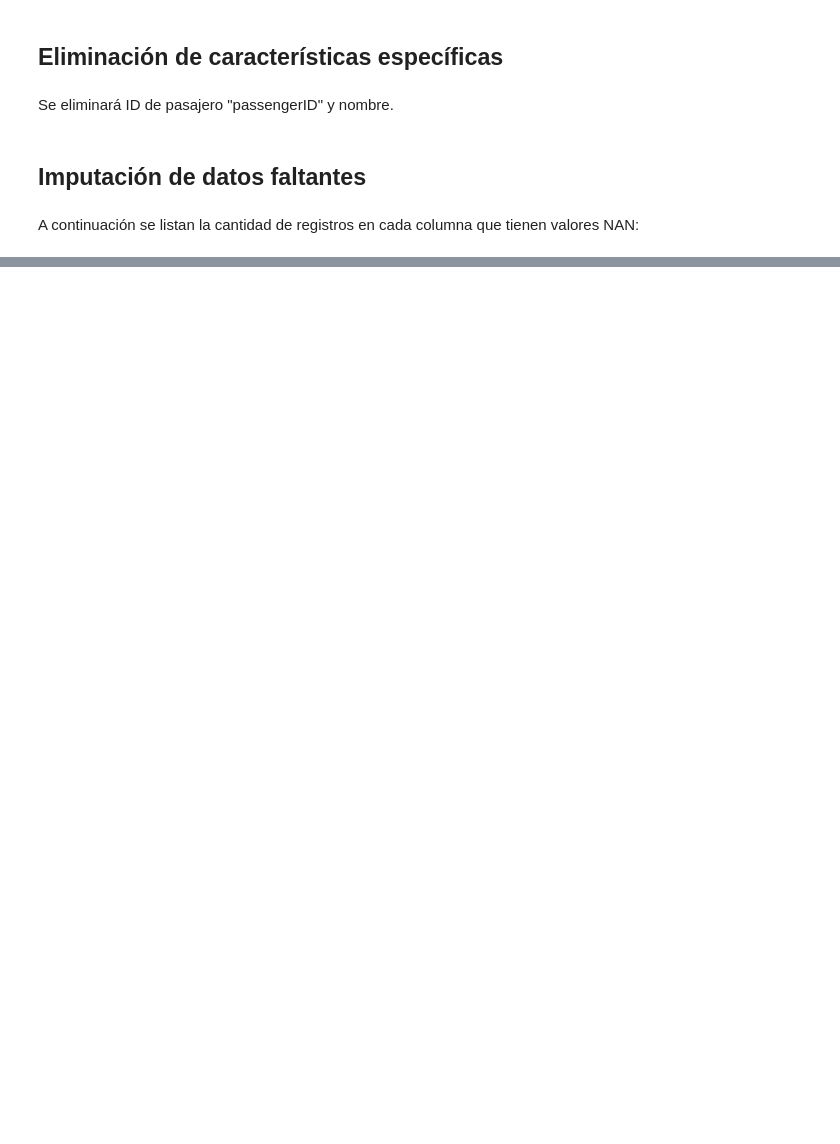
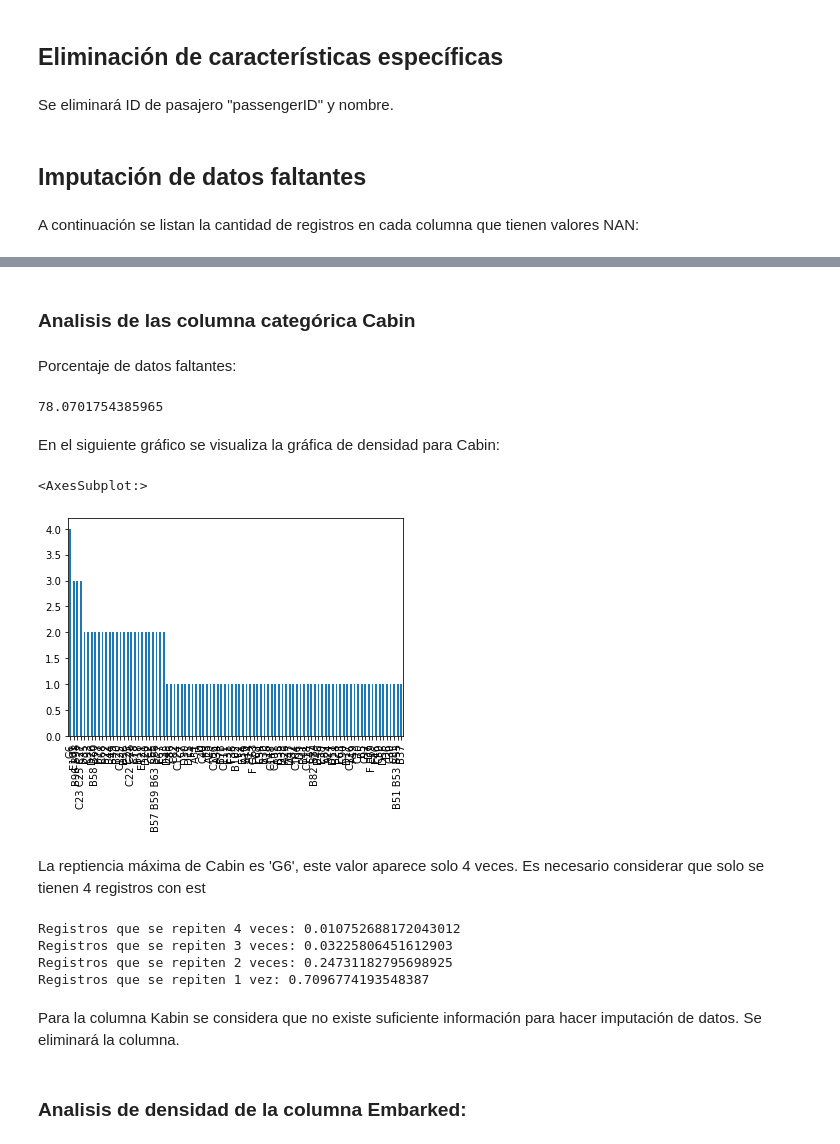
Before and after one commit to josedalvik/datascience_stlearning1_proyecto, a Jupyter notebook: Parte1-Entrenamiento.ipynb, the cells around one changed output, grey strips where cells are left out. Saved outputs shown, nothing was run; the diff lists cells and outputs as text; code cells hidden in the pictures; blank space fills up the shorter version.

```diff
--- a/Parte1-Entrenamiento.ipynb
+++ b/Parte1-Entrenamiento.ipynb
@@ -110,0 +126,40 @@ Embarked: 2
+# %%
+AE_age_nan = AE_feature_engineering["Age"].isnull()
+AE_age_mean = AE_feature_engineering["Age"][AE_age_nonan].mean(axis=0)
+AE_age_std = AE_feature_engineering["Age"][AE_age_nonan].std(axis=0)
+AE_age_random = np.random.normal(AE_age_mean, AE_age_std, sum(AE_age_nan))
+
+AE_feature_engineering.columns.get_loc("Age")
+
+AE_feature_engineering.loc[AE_age_nan, "Age"] = AE_age_random
+# %% [markdown]
+### Analisis de las columna categórica Cabin
+# %% [markdown]
+Porcentaje de datos faltantes:
+# %%
+print(sum(AE_feature_engineering["Cabin"].isnull())*100/len(AE_feature_engineering["Cabin"]))
+# %% [output]
+78.0701754385965
+# %% [markdown]
+En el siguiente gráfico se visualiza la gráfica de densidad para Cabin:
+# %%
+AE_cabin_nonan = AE_feature_engineering["Cabin"].notnull()
+AE_cabin_repitencia = AE_feature_engineering["Cabin"][AE_cabin_nonan].value_counts()
+AE_cabin_repitencia.plot(kind='bar')
+# %% [output]
+<AxesSubplot:>
+[figure, added]
+# %% [markdown]
+La reptiencia máxima de Cabin es 'G6', este valor aparece solo 4 veces. Es necesario considerar que solo se tienen 4 registros con est
+# %%
+print("Registros que se repiten 4 veces:", len(AE_cabin_repitencia[AE_cabin_repitencia==4])/len(AE_cabin_repitencia))
+print("Registros que se repiten 3 veces:", len(AE_cabin_repitencia[AE_cabin_repitencia==3])/len(AE_cabin_repitencia))
+print("Registros que se repiten 2 veces:", len(AE_cabin_repitencia[AE_cabin_repitencia==2])/len(AE_cabin_repitencia))
+print("Registros que se repiten 1 vez:", len(AE_cabin_repitencia[AE_cabin_repitencia==1])/len(AE_cabin_repitencia))
+# %% [output]
+Registros que se repiten 4 veces: 0.010752688172043012
+Registros que se repiten 3 veces: 0.03225806451612903
+Registros que se repiten 2 veces: 0.24731182795698925
+Registros que se repiten 1 vez: 0.7096774193548387
+# %% [markdown]
+Para la columna Kabin se considera que no existe suficiente información para hacer imputación de datos. Se eliminará la columna.
@@ -110,0 +168,2 @@ Embarked: 2
+# %% [markdown]
+### Analisis de densidad de la columna Embarked:
```
Also changed, not shown: parts of 15 cells of this notebook.
